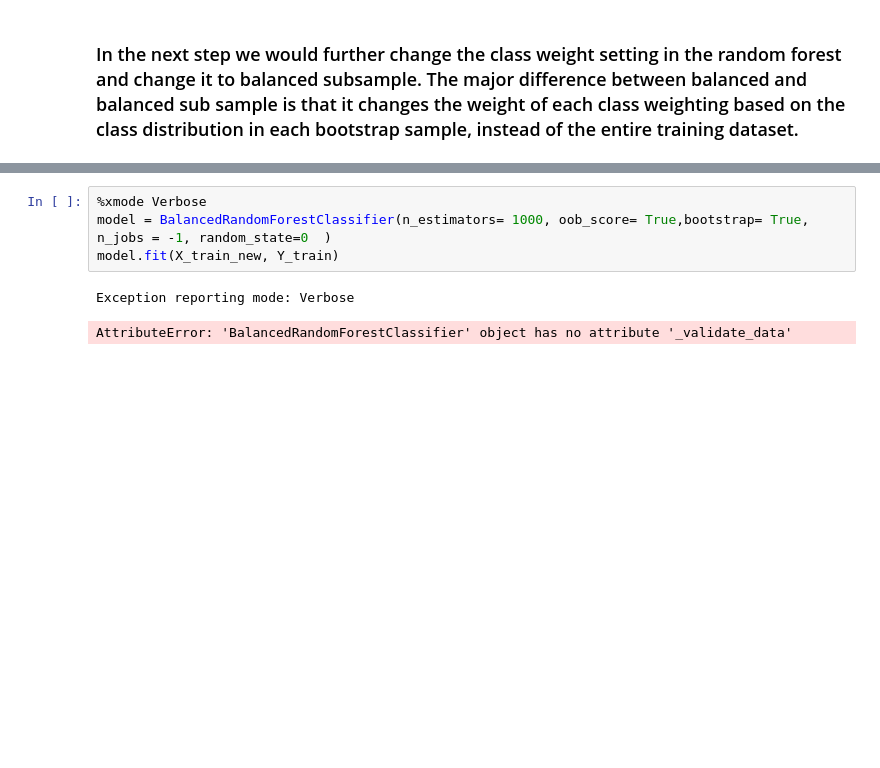
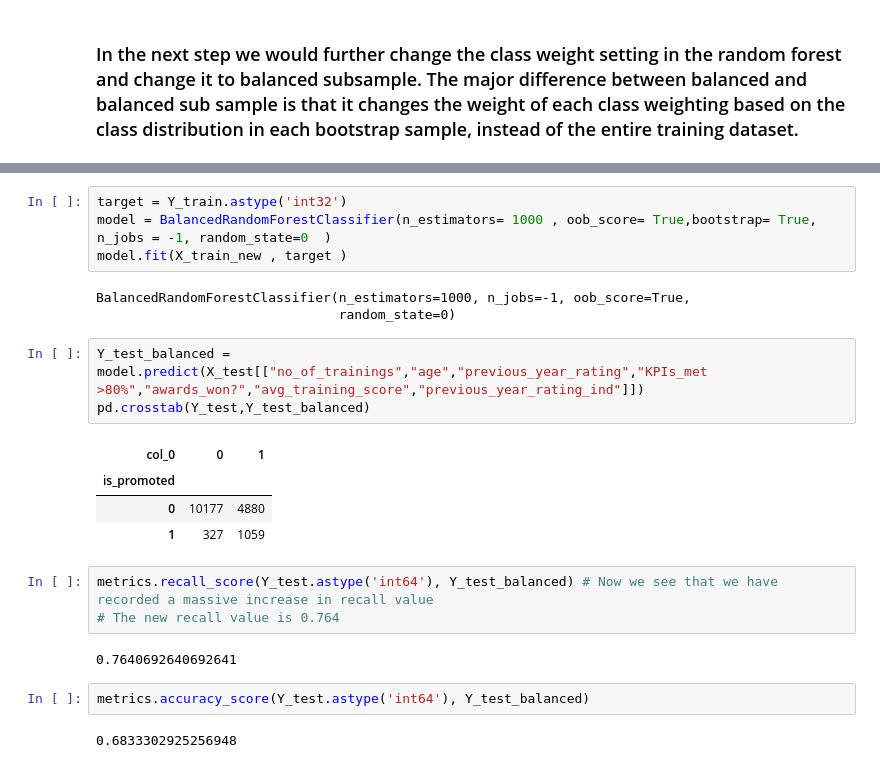
Before and after one commit to vikas280394/python_jupyter, a Jupyter notebook: If_promoted_problem_practice_jupyter.ipynb, the cells around one changed output, grey strips where cells are left out. Cells and saved outputs as stored; diff of their text form; blank space fills up the shorter version.

```diff
--- a/If_promoted_problem_practice_jupyter.ipynb
+++ b/If_promoted_problem_practice_jupyter.ipynb
@@ -624,9 +609,26 @@ class BalancedRandomForestClassifier(sklearn.ensemble._forest.RandomForestClassi
  |      self : object
  |          Estimator instance.
 # %%
-%xmode Verbose
-model = BalancedRandomForestClassifier(n_estimators= 1000, oob_score= True,bootstrap= True, n_jobs = -1, random_state=0  )
-model.fit(X_train_new, Y_train)
+target = Y_train.astype('int32')
+model = BalancedRandomForestClassifier(n_estimators= 1000 , oob_score= True,bootstrap= True, n_jobs = -1, random_state=0  )
+model.fit(X_train_new , target )
 # %% [output]
-Exception reporting mode: Verbose
+BalancedRandomForestClassifier(n_estimators=1000, n_jobs=-1, oob_score=True,
+                               random_state=0)
-AttributeError: 'BalancedRandomForestClassifier' object has no attribute '_validate_data'
+# %%
+Y_test_balanced =  model.predict(X_test[["no_of_trainings","age","previous_year_rating","KPIs_met >80%","awards_won?","avg_training_score","previous_year_rating_ind"]])
+pd.crosstab(Y_test,Y_test_balanced)
+# %% [output]
+| col_0 | 0 | 1 |
+| is_promoted |  |  |
+| 0 | 10177 | 4880 |
+| 1 | 327 | 1059 |
+# %%
+metrics.recall_score(Y_test.astype('int64'), Y_test_balanced) # Now we see that we have recorded a massive increase in recall value
+# The new recall value is 0.764
+# %% [output]
+0.7640692640692641
+# %%
+metrics.accuracy_score(Y_test.astype('int64'), Y_test_balanced)
+# %% [output]
+0.6833302925256948
```
Also changed, not shown: parts of 16 cells of this notebook.
